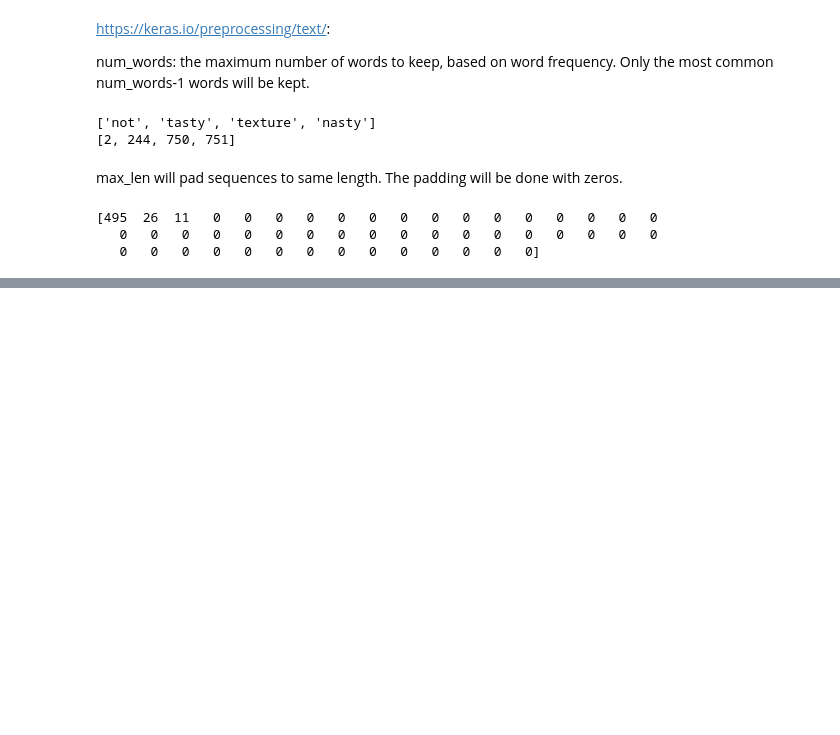
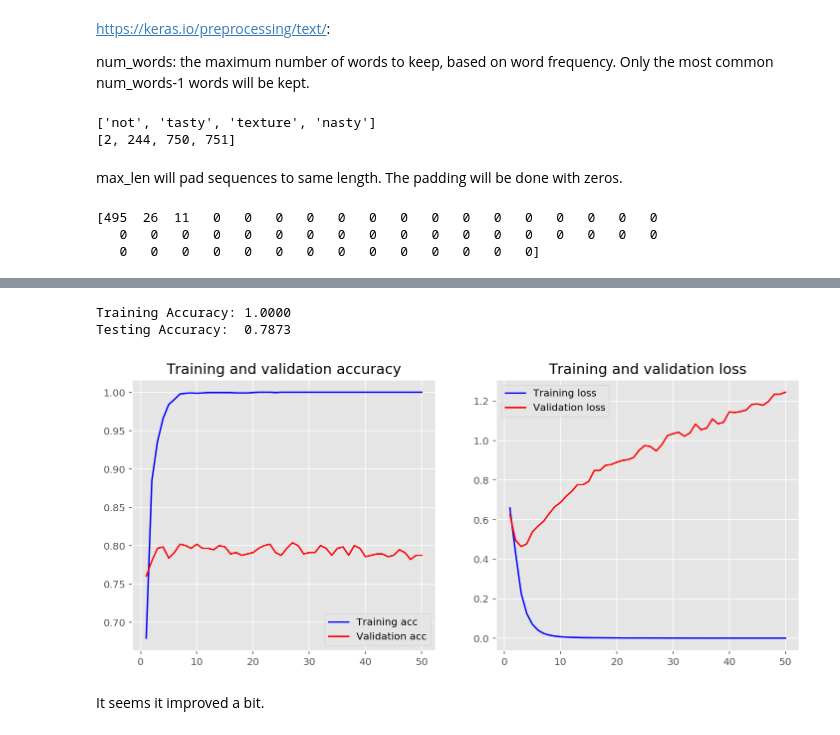
Before and after one commit to PukkaPad/Text-classification-using-Review-data, a Jupyter notebook: TextClassification-Keras.ipynb, the cells around one changed output, grey strips where cells are left out. Saved outputs shown, nothing was run; the diff lists cells and outputs as text; code cells hidden in the pictures; blank space fills up the shorter version.

```diff
--- a/TextClassification-Keras.ipynb
+++ b/TextClassification-Keras.ipynb
@@ -791,0 +860,14 @@ As shown above, the resulting vectors contains loads of zeros due to the padding
+# %%
+embedding_dim = 50
+
+model = Sequential()
+model.add(layers.Embedding(input_dim=vocab_size,
+                           output_dim=embedding_dim,
+                           input_length=maxlen))
+model.add(layers.GlobalMaxPool1D())
+model.add(layers.Dense(10, activation='relu'))
+model.add(layers.Dense(1, activation='sigmoid'))
+model.compile(optimizer='adam',
+              loss='binary_crossentropy',
+              metrics=['accuracy'])
+model.summary()
@@ -791,0 +890,17 @@ As shown above, the resulting vectors contains loads of zeros due to the padding
+# %%
+history = model.fit(X_train2, y_train2,
+                    epochs=50,
+                    verbose=False,
+                    validation_data=(X_test2, y_test2),
+                    batch_size=10)
+loss, accuracy = model.evaluate(X_train2, y_train2, verbose=False)
+print("Training Accuracy: {:.4f}".format(accuracy))
+loss, accuracy = model.evaluate(X_test2, y_test2, verbose=False)
+print("Testing Accuracy:  {:.4f}".format(accuracy))
+plot_history(history)
+# %% [output]
+Training Accuracy: 1.0000
+Testing Accuracy:  0.7873
+[figure, added]
+# %% [markdown]
+It seems it improved a bit.
```
Also changed, not shown: parts of 10 cells of this notebook.
